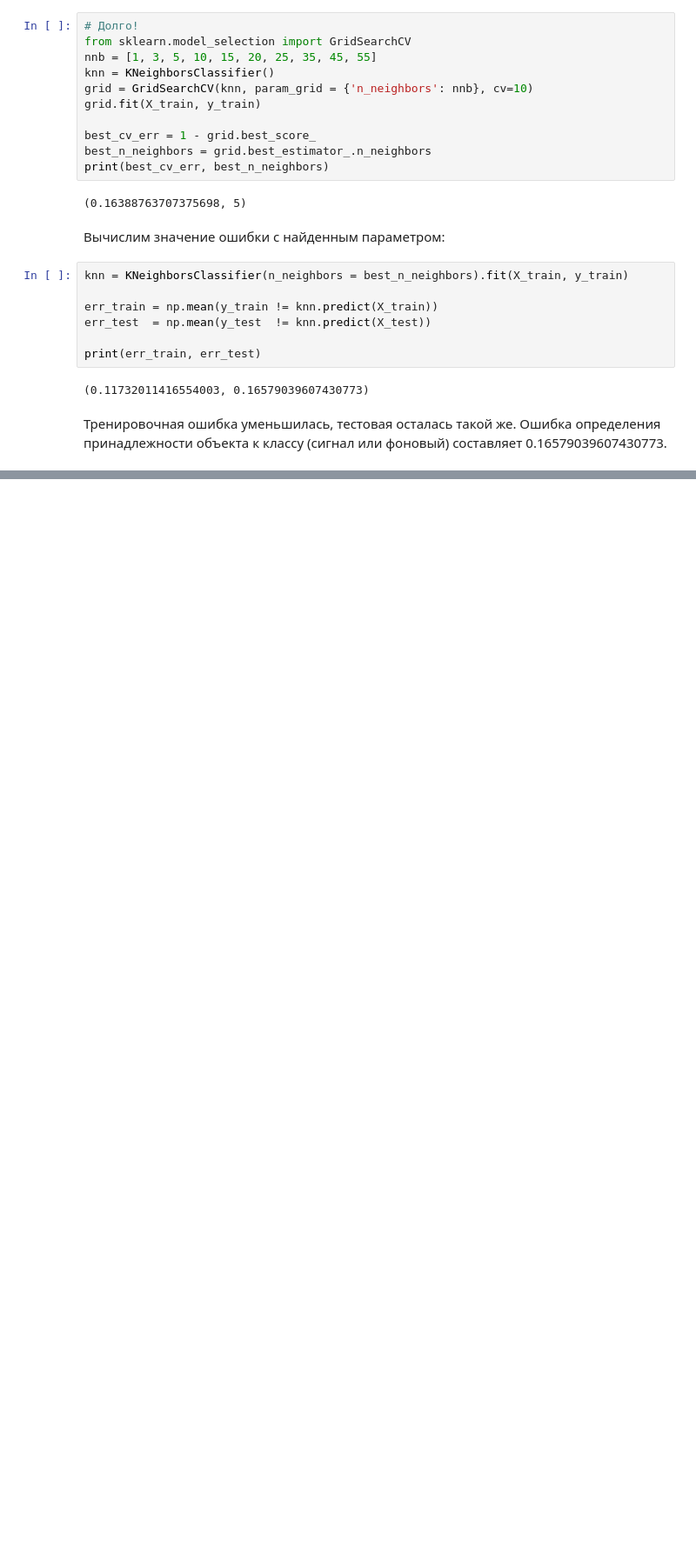
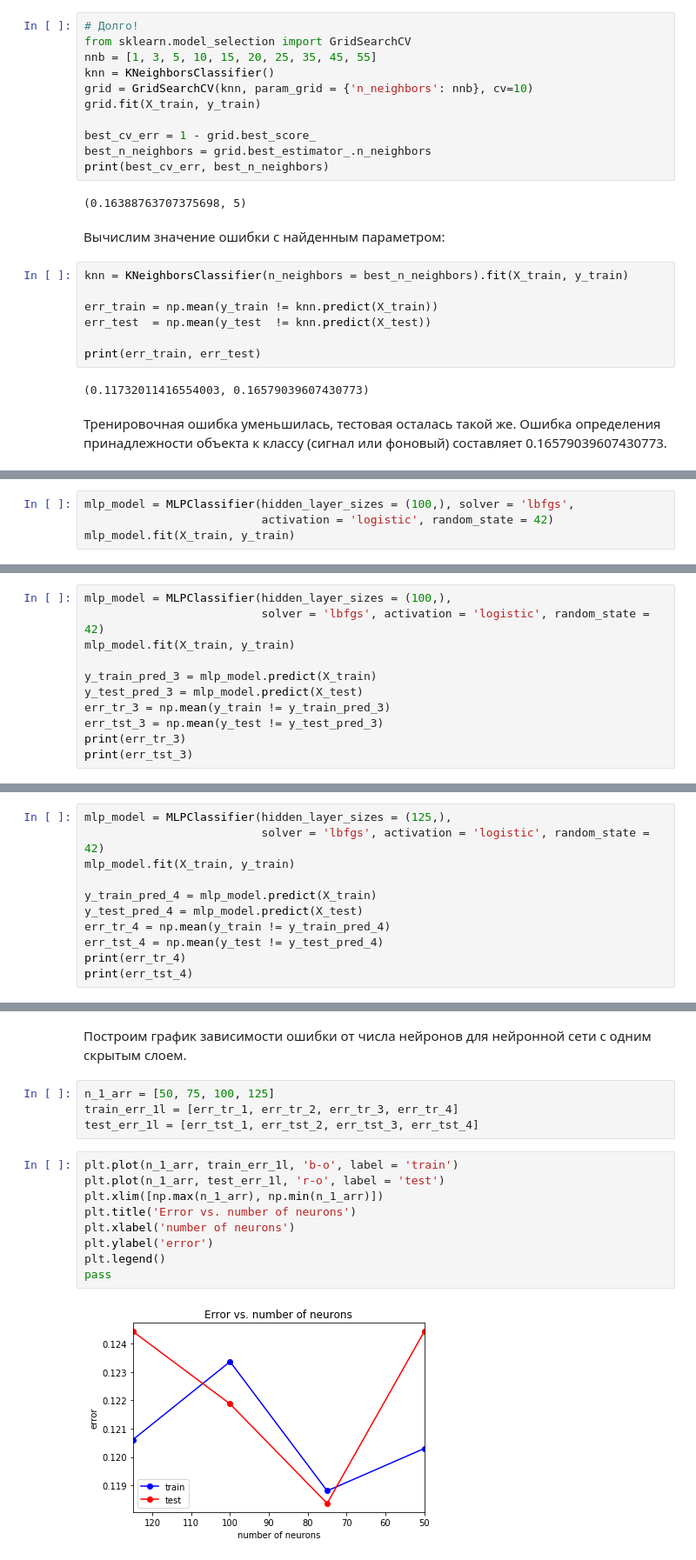
Before and after one commit to AntonChetverikov/anchet_ML_HW, a Jupyter notebook: Lab_ML_HW.ipynb, the cells around one changed output, grey strips where cells are left out. Shown at 87% size. Drawn from its saved outputs; the diff is of its cells as text; blank space fills up the shorter version.

```diff
--- a/Lab_ML_HW.ipynb
+++ b/Lab_ML_HW.ipynb
@@ -552,0 +566,4 @@ print(err_train, err_test)
+# %%
+mlp_model = MLPClassifier(hidden_layer_sizes = (100,), solver = 'lbfgs',
+                          activation = 'logistic', random_state = 42)
+mlp_model.fit(X_train, y_train)
@@ -552,0 +636,11 @@ print(err_train, err_test)
+# %%
+mlp_model = MLPClassifier(hidden_layer_sizes = (100,),
+                          solver = 'lbfgs', activation = 'logistic', random_state = 42)
+mlp_model.fit(X_train, y_train)
+
+y_train_pred_3 = mlp_model.predict(X_train)
+y_test_pred_3 = mlp_model.predict(X_test)
+err_tr_3 = np.mean(y_train != y_train_pred_3)
+err_tst_3 = np.mean(y_test != y_test_pred_3)
+print(err_tr_3)
+print(err_tst_3)
@@ -552,0 +652,11 @@ print(err_train, err_test)
+# %%
+mlp_model = MLPClassifier(hidden_layer_sizes = (125,),
+                          solver = 'lbfgs', activation = 'logistic', random_state = 42)
+mlp_model.fit(X_train, y_train)
+
+y_train_pred_4 = mlp_model.predict(X_train)
+y_test_pred_4 = mlp_model.predict(X_test)
+err_tr_4 = np.mean(y_train != y_train_pred_4)
+err_tst_4 = np.mean(y_test != y_test_pred_4)
+print(err_tr_4)
+print(err_tst_4)
@@ -552,0 +666,17 @@ print(err_train, err_test)
+# %% [markdown]
+Построим график зависимости ошибки от числа нейронов для нейронной сети с одним скрытым слоем.
+# %%
+n_1_arr = [50, 75, 100, 125]
+train_err_1l = [err_tr_1, err_tr_2, err_tr_3, err_tr_4]
+test_err_1l = [err_tst_1, err_tst_2, err_tst_3, err_tst_4]
+# %%
+plt.plot(n_1_arr, train_err_1l, 'b-o', label = 'train')
+plt.plot(n_1_arr, test_err_1l, 'r-o', label = 'test')
+plt.xlim([np.max(n_1_arr), np.min(n_1_arr)])
+plt.title('Error vs. number of neurons')
+plt.xlabel('number of neurons')
+plt.ylabel('error')
+plt.legend()
+pass
+# %% [output]
+[figure, added]
```
Also changed, not shown: parts of 54 cells of this notebook.
